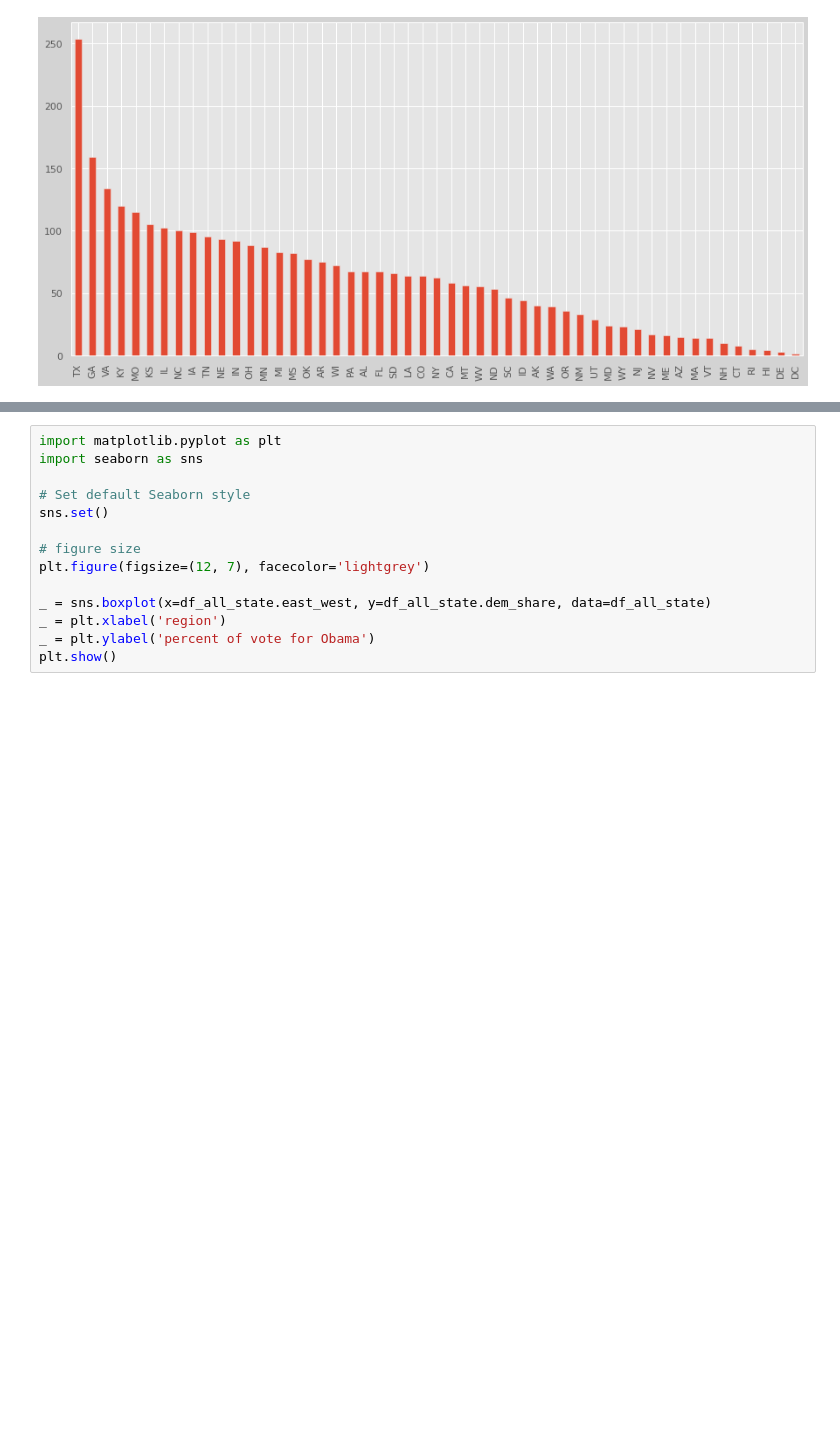
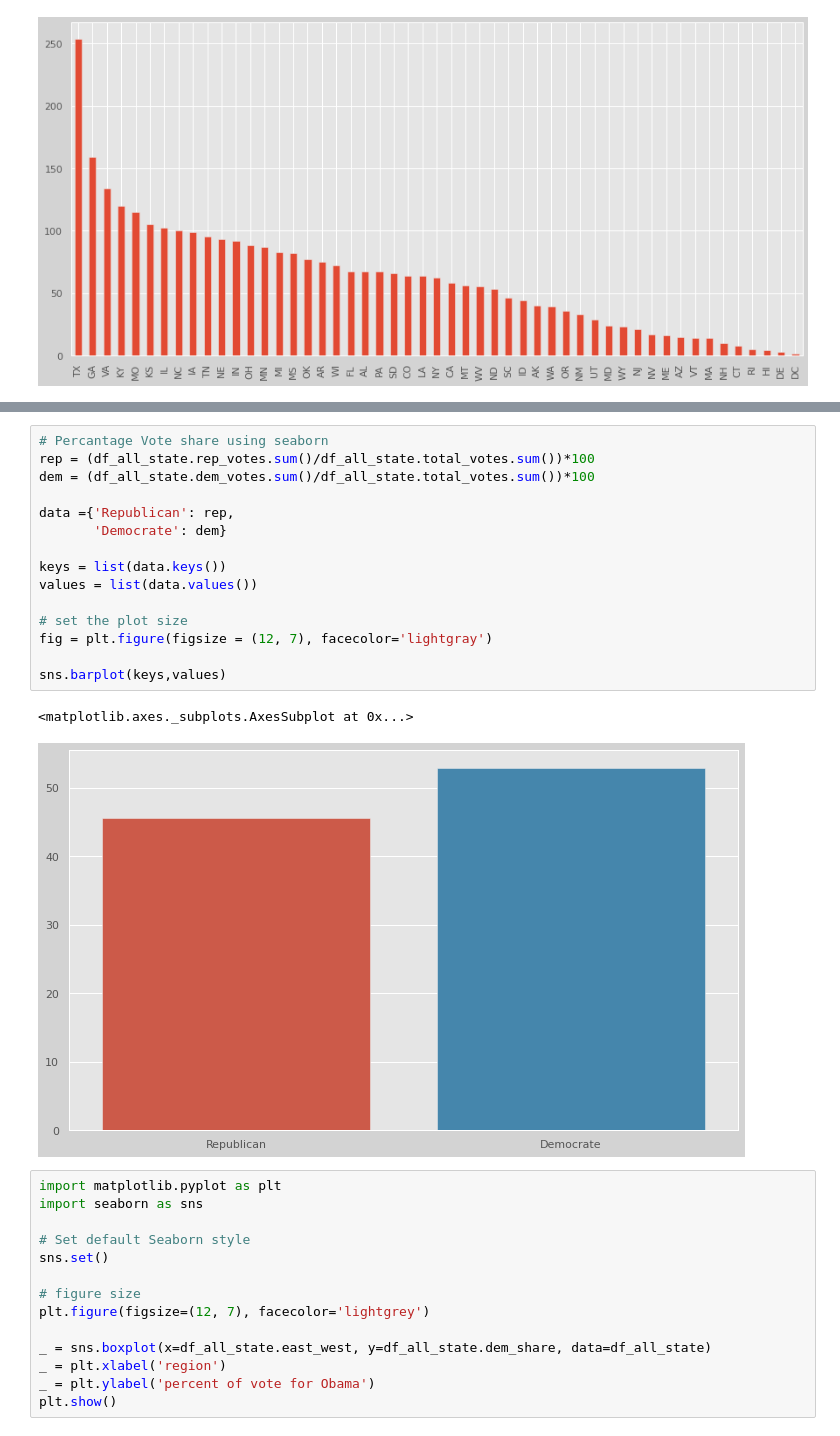
Before and after one commit to mohd-faizy/CAREER-TRACK-Data-Scientist-with-Python, a Jupyter notebook: 01_Graphical_EDA_US_ElectionData.ipynb, the cells around one changed output, grey strips where cells are left out. Drawn from its saved outputs; the diff is of its cells as text; blank space fills up the shorter version.

```diff
--- a/01_Graphical_EDA_US_ElectionData.ipynb
+++ b/01_Graphical_EDA_US_ElectionData.ipynb
@@ -771,5 +771,23 @@ print('All State Vote Percantage of Republican in 2008 is {0:.2f} percent'.forma
 All State Vote Percantage of Democrat in 2008 is 52.89 percent
 All State Vote Percantage of Republican in 2008 is 45.60 percent
+# %%
+# Percantage Vote share using seaborn
+rep = (df_all_state.rep_votes.sum()/df_all_state.total_votes.sum())*100
+dem = (df_all_state.dem_votes.sum()/df_all_state.total_votes.sum())*100
+
+data ={'Republican': rep,
+       'Democrate': dem}
+
+keys = list(data.keys())
+values = list(data.values())
+
+# set the plot size
+fig = plt.figure(figsize = (12, 7), facecolor='lightgray')
+
+sns.barplot(keys,values)
+# %% [output]
+<matplotlib.axes._subplots.AxesSubplot at 0x...>
+[figure, added]
 # %%
 import matplotlib.pyplot as plt
 import seaborn as sns
```
Also changed, not shown: parts of 7 cells of this notebook.
